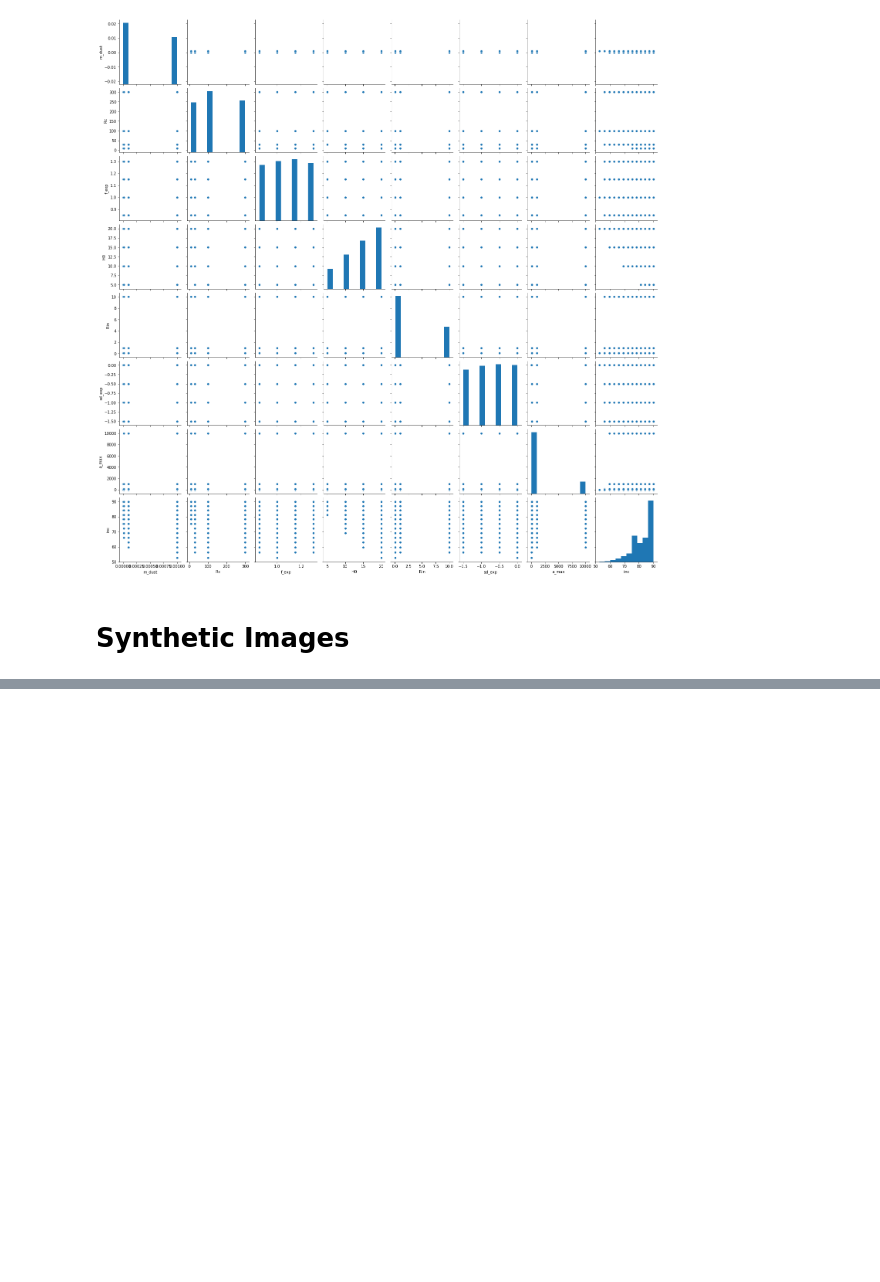
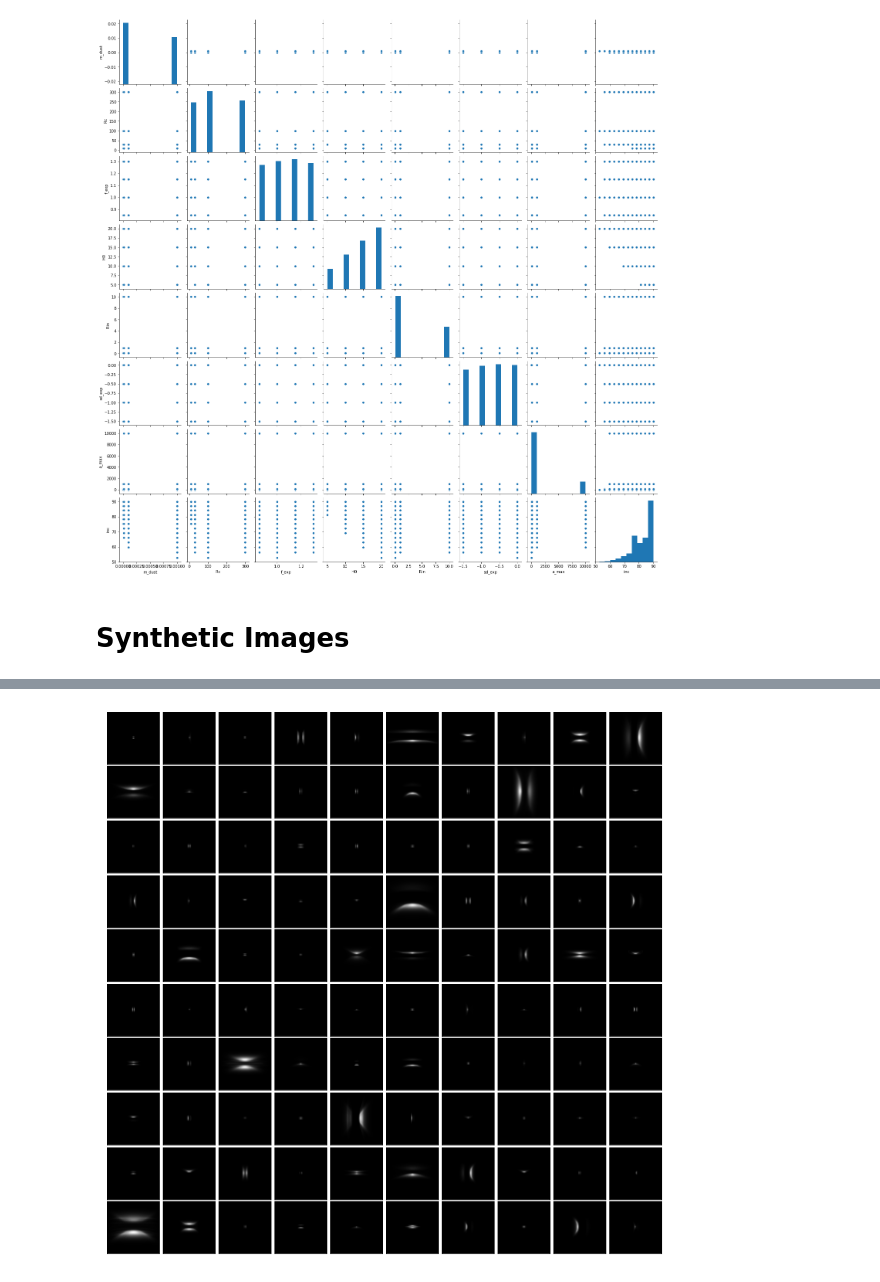
Before and after one commit to ztelkamp/PPDAE, a Jupyter notebook: notebooks/data_exploration.ipynb, the cells around one changed output, grey strips where cells are left out. Saved outputs shown, nothing was run; the diff lists cells and outputs as text; code cells hidden in the pictures; blank space fills up the shorter version.

```diff
--- a/notebooks/data_exploration.ipynb
+++ b/notebooks/data_exploration.ipynb
@@ -124,0 +142,9 @@ imgs[idx].min()
+# %%
+ppd.transform = True
+train_loader, _ = ppd.get_dataloader(batch_size=100, test_split=0)
+# %%
+for img, meta in train_loader:
+    plot_wall(img)
+    break
+# %% [output]
+[figure, added]
```
Also changed, not shown: parts of 15 cells of this notebook, 1 other file.
